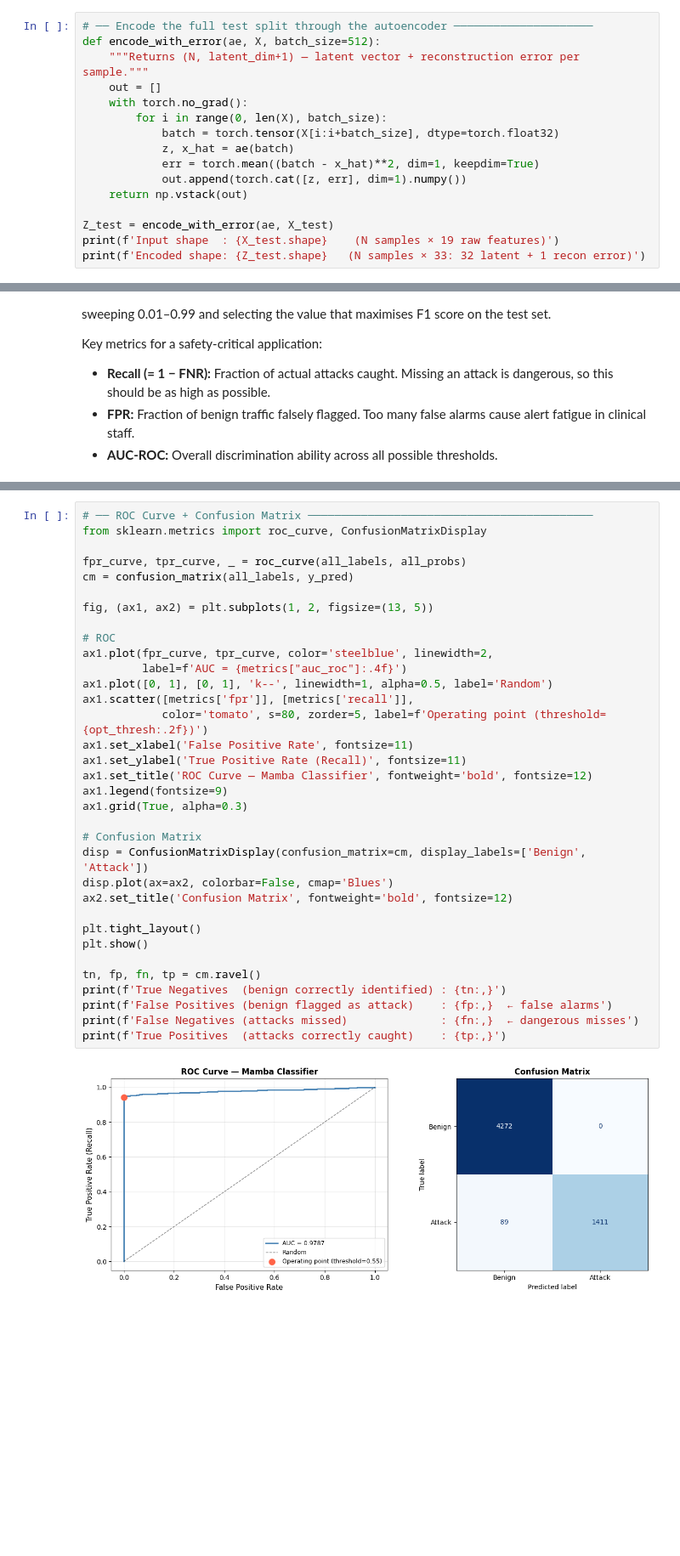
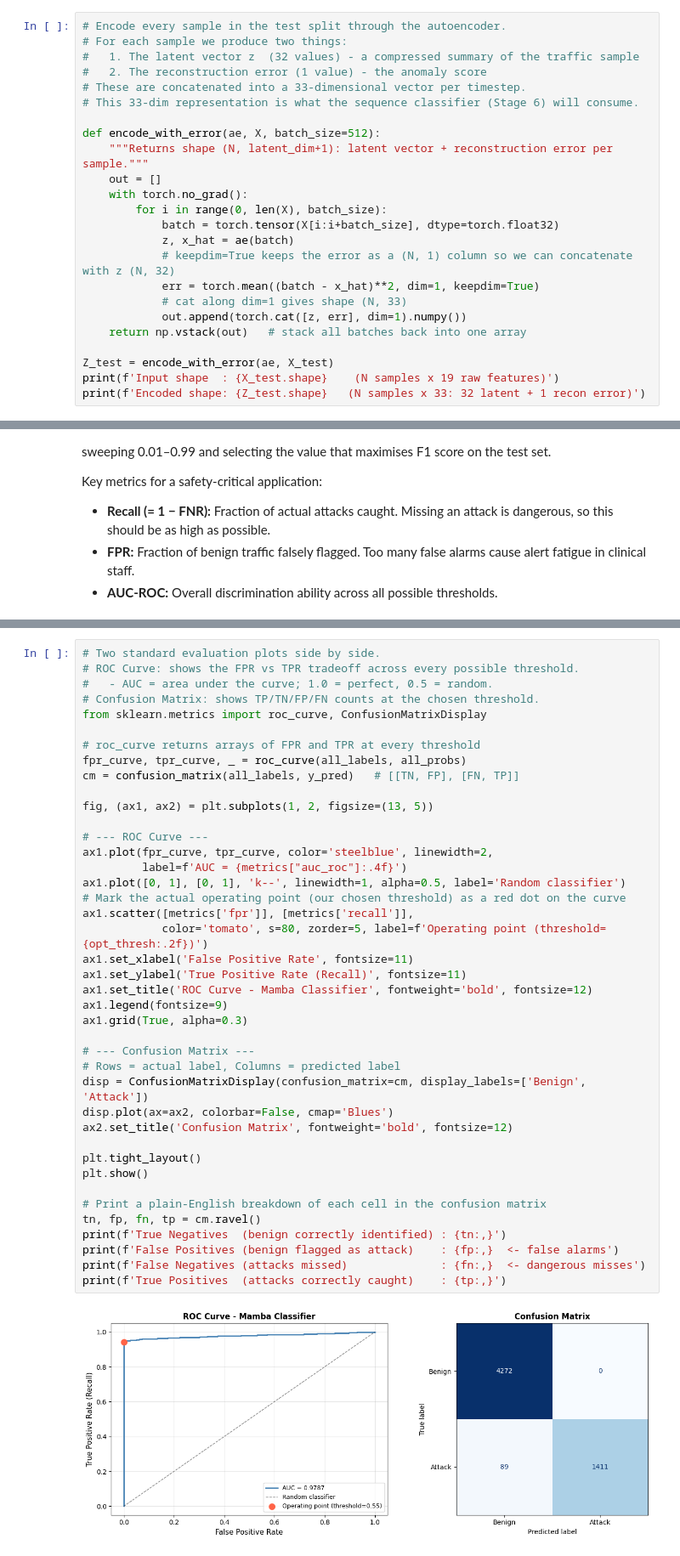
Before and after one commit to mbalalaj10/IoMT_ransom, a Jupyter notebook: pipeline_demo.ipynb, the cells around one changed output, grey strips where cells are left out. Shown at 85% size. Drawn from its saved outputs; the diff is of its cells as text; blank space fills up the shorter version.

Commit message:
Add inline comments to all pipeline_demo.ipynb code cells

```diff
--- a/pipeline_demo.ipynb
+++ b/pipeline_demo.ipynb
@@ -427,19 +472,27 @@ We can visualise this space using **PCA (Principal Component Analysis)** — a t
 
 The entire test set is encoded to produce these embeddings.
 # %%
-# ── Encode the full test split through the autoencoder ─────────────────────
+# Encode every sample in the test split through the autoencoder.
+# For each sample we produce two things:
+#   1. The latent vector z  (32 values) - a compressed summary of the traffic sample
+#   2. The reconstruction error (1 value) - the anomaly score
+# These are concatenated into a 33-dimensional vector per timestep.
+# This 33-dim representation is what the sequence classifier (Stage 6) will consume.
+
 def encode_with_error(ae, X, batch_size=512):
-    """Returns (N, latent_dim+1) — latent vector + reconstruction error per sample."""
+    """Returns shape (N, latent_dim+1): latent vector + reconstruction error per sample."""
     out = []
     with torch.no_grad():
         for i in range(0, len(X), batch_size):
             batch = torch.tensor(X[i:i+batch_size], dtype=torch.float32)
             z, x_hat = ae(batch)
+            # keepdim=True keeps the error as a (N, 1) column so we can concatenate with z (N, 32)
             err = torch.mean((batch - x_hat)**2, dim=1, keepdim=True)
+            # cat along dim=1 gives shape (N, 33)
             out.append(torch.cat([z, err], dim=1).numpy())
-    return np.vstack(out)
+    return np.vstack(out)   # stack all batches back into one array
 
 Z_test = encode_with_error(ae, X_test)
-print(f'Input shape  : {X_test.shape}    (N samples × 19 raw features)')
-print(f'Encoded shape: {Z_test.shape}   (N samples × 33: 32 latent + 1 recon error)')
+print(f'Input shape  : {X_test.shape}    (N samples x 19 raw features)')
+print(f'Encoded shape: {Z_test.shape}   (N samples x 33: 32 latent + 1 recon error)')
 # %% [output]
@@ -856,39 +952,46 @@ print_metrics(metrics, dataset_label='Simulated ICU Test', threshold=opt_thresh)
   Actual 1  :      89     1411
 ========================================
 # %%
-# ── ROC Curve + Confusion Matrix ───────────────────────────────────────────
+# Two standard evaluation plots side by side.
+# ROC Curve: shows the FPR vs TPR tradeoff across every possible threshold.
+#   - AUC = area under the curve; 1.0 = perfect, 0.5 = random.
+# Confusion Matrix: shows TP/TN/FP/FN counts at the chosen threshold.
 from sklearn.metrics import roc_curve, ConfusionMatrixDisplay
 
+# roc_curve returns arrays of FPR and TPR at every threshold
 fpr_curve, tpr_curve, _ = roc_curve(all_labels, all_probs)
-cm = confusion_matrix(all_labels, y_pred)
+cm = confusion_matrix(all_labels, y_pred)   # [[TN, FP], [FN, TP]]
 
 fig, (ax1, ax2) = plt.subplots(1, 2, figsize=(13, 5))
 
-# ROC
+# --- ROC Curve ---
 ax1.plot(fpr_curve, tpr_curve, color='steelblue', linewidth=2,
          label=f'AUC = {metrics["auc_roc"]:.4f}')
-ax1.plot([0, 1], [0, 1], 'k--', linewidth=1, alpha=0.5, label='Random')
+ax1.plot([0, 1], [0, 1], 'k--', linewidth=1, alpha=0.5, label='Random classifier')
+# Mark the actual operating point (our chosen threshold) as a red dot on the curve
 ax1.scatter([metrics['fpr']], [metrics['recall']],
             color='tomato', s=80, zorder=5, label=f'Operating point (threshold={opt_thresh:.2f})')
 ax1.set_xlabel('False Positive Rate', fontsize=11)
 ax1.set_ylabel('True Positive Rate (Recall)', fontsize=11)
-ax1.set_title('ROC Curve — Mamba Classifier', fontweight='bold', fontsize=12)
+ax1.set_title('ROC Curve - Mamba Classifier', fontweight='bold', fontsize=12)
 ax1.legend(fontsize=9)
 ax1.grid(True, alpha=0.3)
 
-# Confusion Matrix
+# --- Confusion Matrix ---
+# Rows = actual label, Columns = predicted label
 disp = ConfusionMatrixDisplay(confusion_matrix=cm, display_labels=['Benign', 'Attack'])
 disp.plot(ax=ax2, colorbar=False, cmap='Blues')
 ax2.set_title('Confusion Matrix', fontweight='bold', fontsize=12)
 
 plt.tight_layout()
 plt.show()
 
+# Print a plain-English breakdown of each cell in the confusion matrix
 tn, fp, fn, tp = cm.ravel()
 print(f'True Negatives  (benign correctly identified) : {tn:,}')
-print(f'False Positives (benign flagged as attack)    : {fp:,}  ← false alarms')
-print(f'False Negatives (attacks missed)              : {fn:,}  ← dangerous misses')
+print(f'False Positives (benign flagged as attack)    : {fp:,}  <- false alarms')
+print(f'False Negatives (attacks missed)              : {fn:,}  <- dangerous misses')
 print(f'True Positives  (attacks correctly caught)    : {tp:,}')
 # %% [output]
-[figure, old version]
+[figure, new version]
 True Negatives  (benign correctly identified) : 4,272
```
Also changed, not shown: parts of 21 cells of this notebook.
